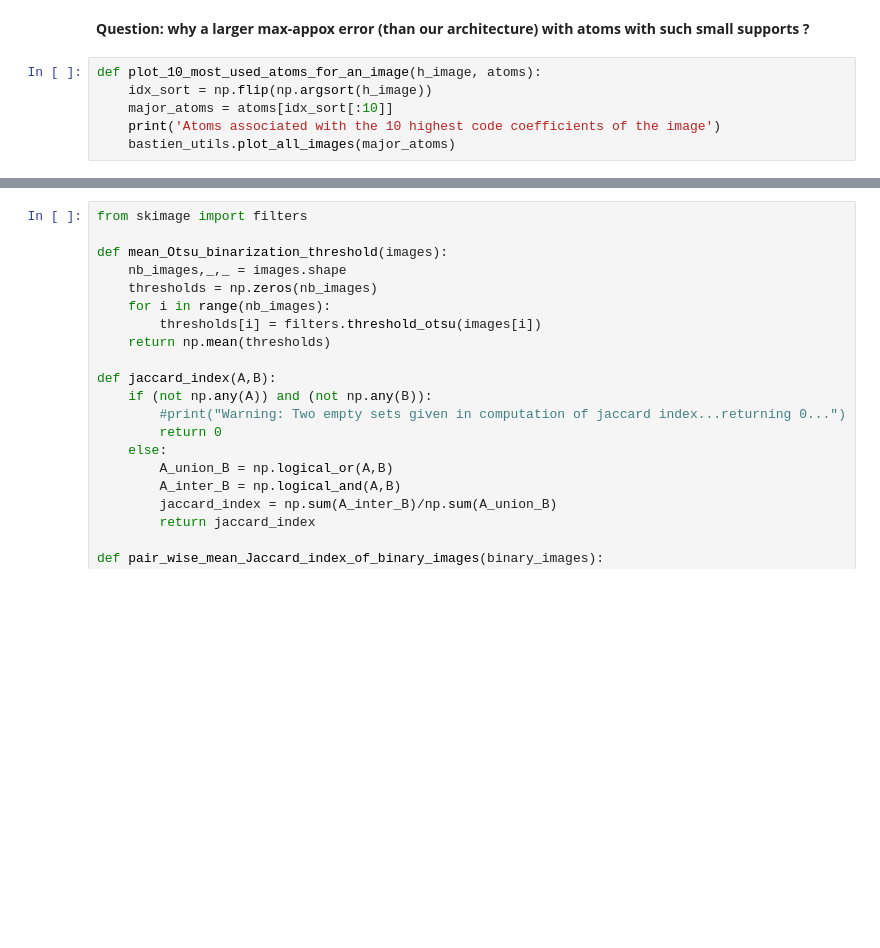
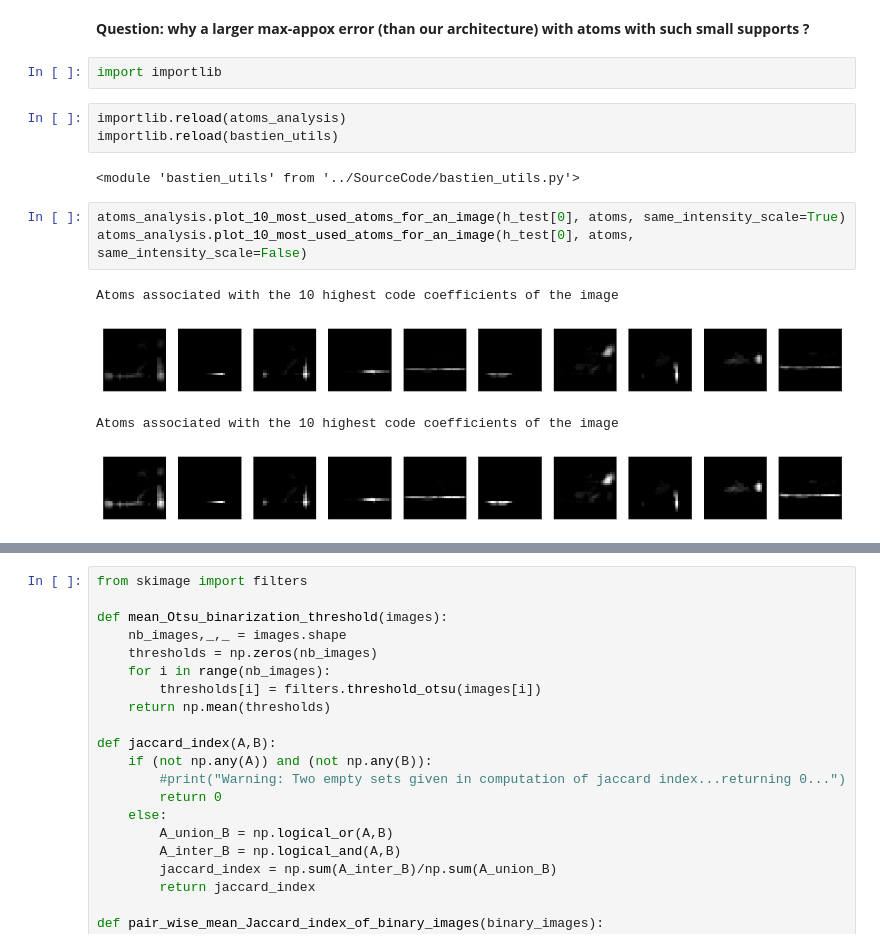
Before and after one commit to PonchonB/Mathematical_Morphologies_And_Deep_Learning, a Jupyter notebook: Notebooks/18_11_07_NNSAE_on_FashionMNIST.ipynb, the cells around one changed output, grey strips where cells are left out. Saved outputs shown, nothing was run; the diff lists cells and outputs as text; blank space fills up the shorter version.

```diff
--- a/Notebooks/18_11_07_NNSAE_on_FashionMNIST.ipynb
+++ b/Notebooks/18_11_07_NNSAE_on_FashionMNIST.ipynb
@@ -85,9 +84,18 @@ Dilated of the atom images of the decoder
 [figure]
 # %% [markdown]
 **Question: why a larger max-appox error (than our architecture) with atoms with such small supports ?**
-# %%
-def plot_10_most_used_atoms_for_an_image(h_image, atoms):
-    idx_sort = np.flip(np.argsort(h_image))
-    major_atoms = atoms[idx_sort[:10]]
-    print('Atoms associated with the 10 highest code coefficients of the image')
-    bastien_utils.plot_all_images(major_atoms)
+# %%
+import importlib
+# %%
+importlib.reload(atoms_analysis)
+importlib.reload(bastien_utils)
+# %% [output]
+<module 'bastien_utils' from '../SourceCode/bastien_utils.py'>
+# %%
+atoms_analysis.plot_10_most_used_atoms_for_an_image(h_test[0], atoms, same_intensity_scale=True)
+atoms_analysis.plot_10_most_used_atoms_for_an_image(h_test[0], atoms, same_intensity_scale=False)
+# %% [output]
+Atoms associated with the 10 highest code coefficients of the image
+[figure, added]
+Atoms associated with the 10 highest code coefficients of the image
+[figure, added]
```
Also changed, not shown: parts of 50 cells of this notebook, 9 other files.
